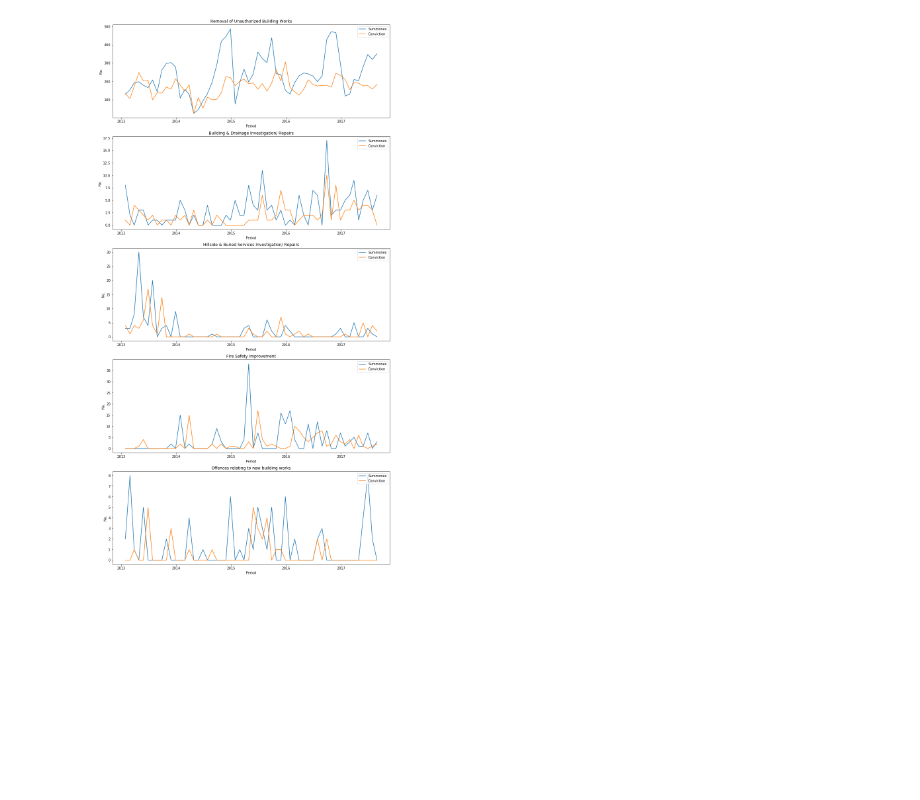
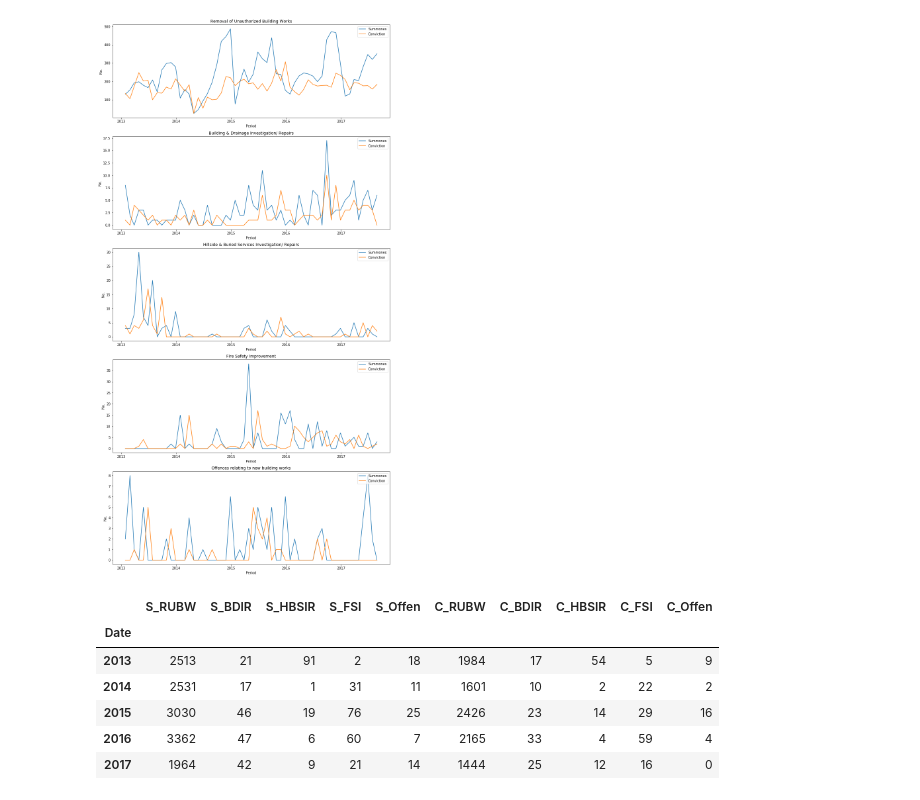
Before and after one commit to 15027668g/share_work, a Jupyter notebook: prosecution building/HK_build_prosecution.ipynb, the cells around one changed output. Saved outputs shown, nothing was run; the diff lists cells and outputs as text; code cells hidden in the pictures; blank space fills up the shorter version.

```diff
--- a/prosecution building/HK_build_prosecution.ipynb
+++ b/prosecution building/HK_build_prosecution.ipynb
@@ -122,3 +122,16 @@ f.show
 # %% [output]
 <bound method Figure.show of <matplotlib.figure.Figure object at 0x...>>
 [figure]
+# %%
+year = pros.index.year
+g = pros.groupby(year)
+year_sum=g.sum()
+year_sum
+# %% [output]
+|  | S_RUBW | S_BDIR | S_HBSIR | S_FSI | S_Offen | C_RUBW | C_BDIR | C_HBSIR | C_FSI | C_Offen |
+| Date |  |  |  |  |  |  |  |  |  |  |
+| 2013 | 2513 | 21 | 91 | 2 | 18 | 1984 | 17 | 54 | 5 | 9 |
+| 2014 | 2531 | 17 | 1 | 31 | 11 | 1601 | 10 | 2 | 22 | 2 |
+| 2015 | 3030 | 46 | 19 | 76 | 25 | 2426 | 23 | 14 | 29 | 16 |
+| 2016 | 3362 | 47 | 6 | 60 | 7 | 2165 | 33 | 4 | 59 | 4 |
+| 2017 | 1964 | 42 | 9 | 21 | 14 | 1444 | 25 | 12 | 16 | 0 |
```
Also changed, not shown: parts of 3 cells of this notebook.
